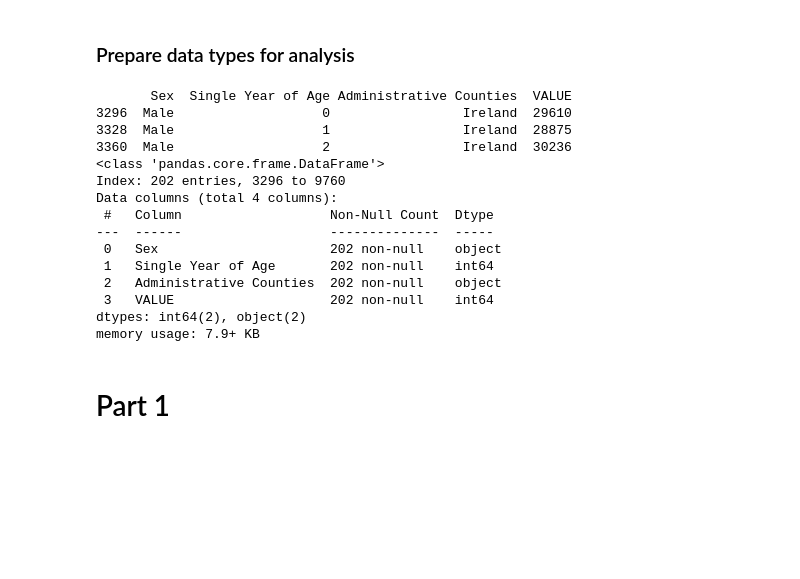
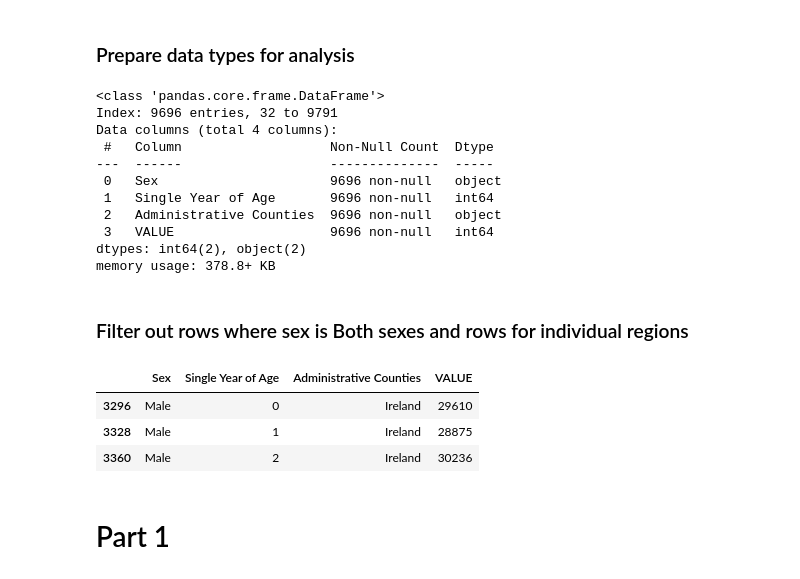
Before and after one commit to Oksyyy/programming-for-data-analytics, a Jupyter notebook: assignments/assignment05-population.ipynb, the cells around one changed output. Saved outputs shown, nothing was run; the diff lists cells and outputs as text; code cells hidden in the pictures; blank space fills up the shorter version.

```diff
--- a/assignments/assignment05-population.ipynb
+++ b/assignments/assignment05-population.ipynb
@@ -79,24 +71,33 @@ df.to_csv("population_for_analysis.csv")
 # %%
 # Convert the "Single Year of Age" column to integer type for further analysis
 df["Single Year of Age"] = df["Single Year of Age"].astype(int)
-print (df.head(3))
+
 df.info()
 # %% [output]
-       Sex  Single Year of Age Administrative Counties  VALUE
-3296  Male                   0                 Ireland  29610
-3328  Male                   1                 Ireland  28875
-3360  Male                   2                 Ireland  30236
 <class 'pandas.core.frame.DataFrame'>
-Index: 202 entries, 3296 to 9760
+Index: 9696 entries, 32 to 9791
 Data columns (total 4 columns):
  #   Column                   Non-Null Count  Dtype
 ---  ------                   --------------  -----
- 0   Sex                      202 non-null    object
- 1   Single Year of Age       202 non-null    int64
- 2   Administrative Counties  202 non-null    object
- 3   VALUE                    202 non-null    int64
+ 0   Sex                      9696 non-null   object
+ 1   Single Year of Age       9696 non-null   int64
+ 2   Administrative Counties  9696 non-null   object
+ 3   VALUE                    9696 non-null   int64
 dtypes: int64(2), object(2)
-memory usage: 7.9+ KB
+memory usage: 378.8+ KB
+# %% [markdown]
+### Filter out rows where sex is Both sexes and rows for individual regions
+# %%
+df = df[df['Sex'] != 'Both sexes']
+# For the first two parts of the assignment we filter out individual counties
+df_irl = df[df['Administrative Counties'] == 'Ireland']
+
+df_irl.head(3)
+# %% [output]
+|  | Sex | Single Year of Age | Administrative Counties | VALUE |
+| 3296 | Male | 0 | Ireland | 29610 |
+| 3328 | Male | 1 | Ireland | 28875 |
+| 3360 | Male | 2 | Ireland | 30236 |
 # %% [markdown]
 # Part 1
 # %% [markdown]
```
Also changed, not shown: parts of 23 cells of this notebook.
